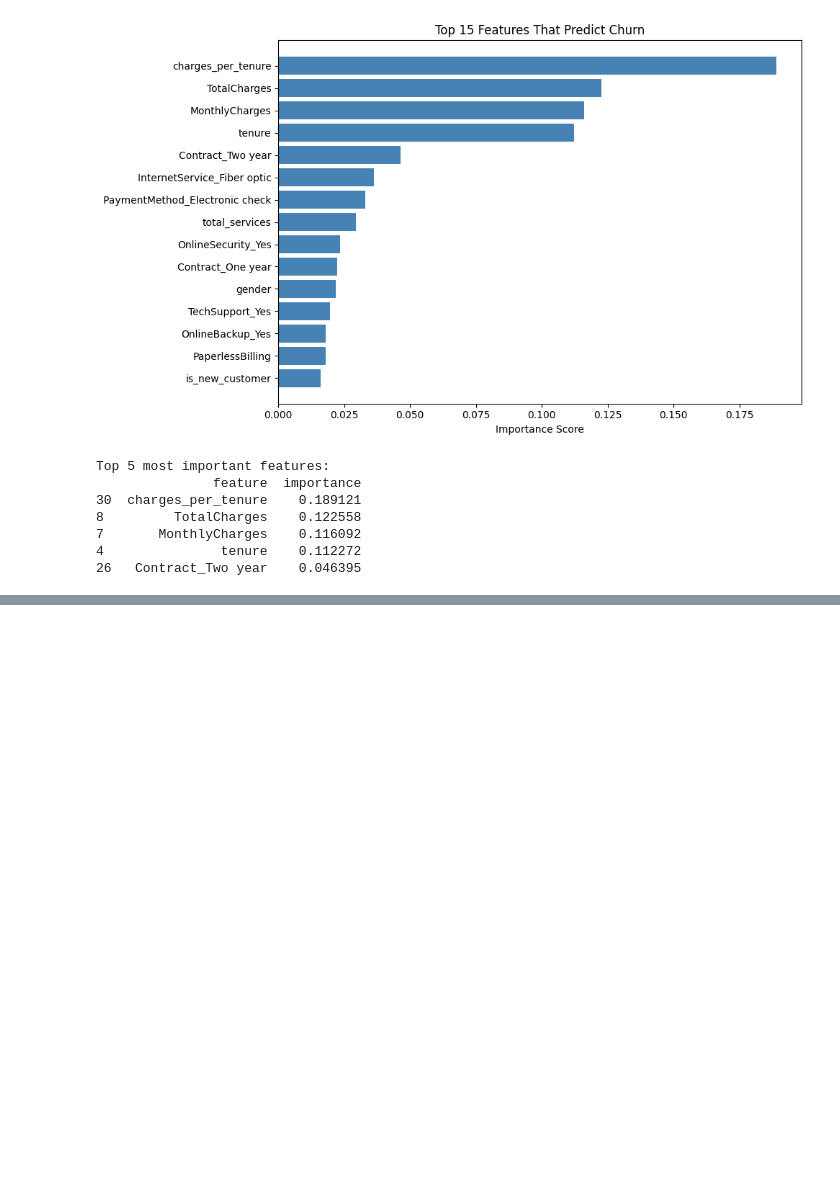
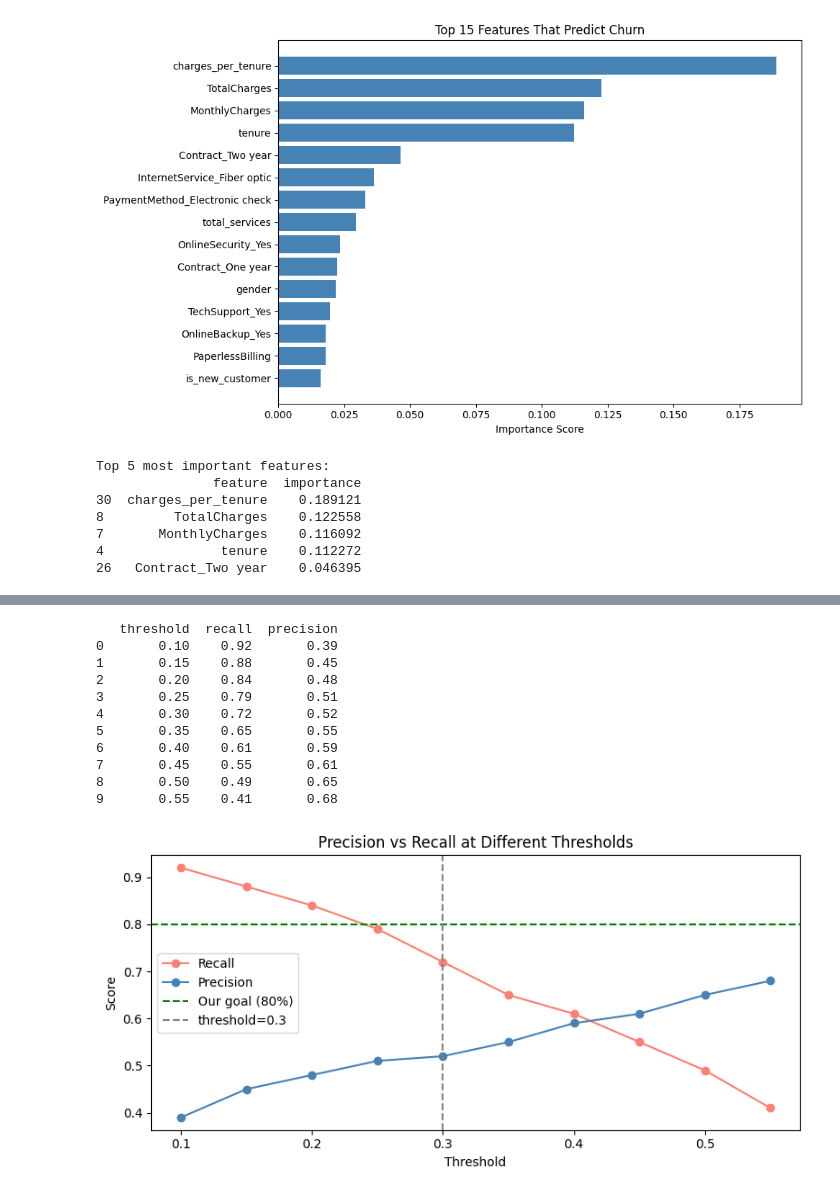
Before and after one commit to manvibuilds/churn-predictor, a Jupyter notebook: notebooks/03_model_building.ipynb, the cells around one changed output, grey strips where cells are left out. Drawn from its saved outputs; the diff is of its cells as text; code cells hidden in the pictures; blank space fills up the shorter version.

Commit message:
phase 4 complete: threshold tuning done, model saved

```diff
--- a/notebooks/03_model_building.ipynb
+++ b/notebooks/03_model_building.ipynb
@@ -232,0 +237,19 @@ Top 5 most important features:
+# %%
+# PROBLEM: model is too conservative, missing churners
+# FIX: lower the decision threshold
+# Default threshold = 0.5 (need 50% confidence to predict churn)
+# Lower it = model flags more people as churners = higher recall
+
+from sklearn.metrics import classification_report
+
+# Get PROBABILITIES instead of hard 0/1 predictions
+rf_proba = rf_model.predict_proba(X_test_scaled)[:, 1]
+
+# Try threshold of 0.3 instead of 0.5
+# means: "if model is 30% sure someone will churn, flag them"
+threshold = 0.3
+rf_predictions_tuned = (rf_proba >= threshold).astype(int)
+
+print("=== RANDOM FOREST WITH TUNED THRESHOLD (0.3) ===\n")
+print(classification_report(y_test, rf_predictions_tuned,
+                            target_names=['Stayed', 'Churned']))
@@ -232,0 +267,47 @@ Top 5 most important features:
+# %%
+from sklearn.metrics import recall_score, precision_score
+import numpy as np
+
+thresholds = np.arange(0.1, 0.6, 0.05)
+results = []
+
+for t in thresholds:
+    preds = (rf_proba >= t).astype(int)
+    recall = recall_score(y_test, preds)
+    precision = precision_score(y_test, preds)
+    results.append({
+        'threshold': round(t, 2),
+        'recall': round(recall, 2),
+        'precision': round(precision, 2)
+    })
+
+results_df = pd.DataFrame(results)
+print(results_df)
+
+# Plot
+plt.figure(figsize=(8, 4))
+plt.plot(results_df['threshold'], results_df['recall'],
+         label='Recall', color='salmon', marker='o')
+plt.plot(results_df['threshold'], results_df['precision'],
+         label='Precision', color='steelblue', marker='o')
+plt.axhline(y=0.80, color='green', linestyle='--', label='Our goal (80%)')
+plt.axvline(x=0.3, color='gray', linestyle='--', label='threshold=0.3')
+plt.xlabel('Threshold')
+plt.ylabel('Score')
+plt.title('Precision vs Recall at Different Thresholds')
+plt.legend()
+plt.tight_layout()
+plt.show()
+# %% [output]
+   threshold  recall  precision
+0       0.10    0.92       0.39
+1       0.15    0.88       0.45
+2       0.20    0.84       0.48
+3       0.25    0.79       0.51
+4       0.30    0.72       0.52
+5       0.35    0.65       0.55
+6       0.40    0.61       0.59
+7       0.45    0.55       0.61
+8       0.50    0.49       0.65
+9       0.55    0.41       0.68
+[figure, added]
```
Also changed, not shown: parts of 3 cells of this notebook, 3 other files.
